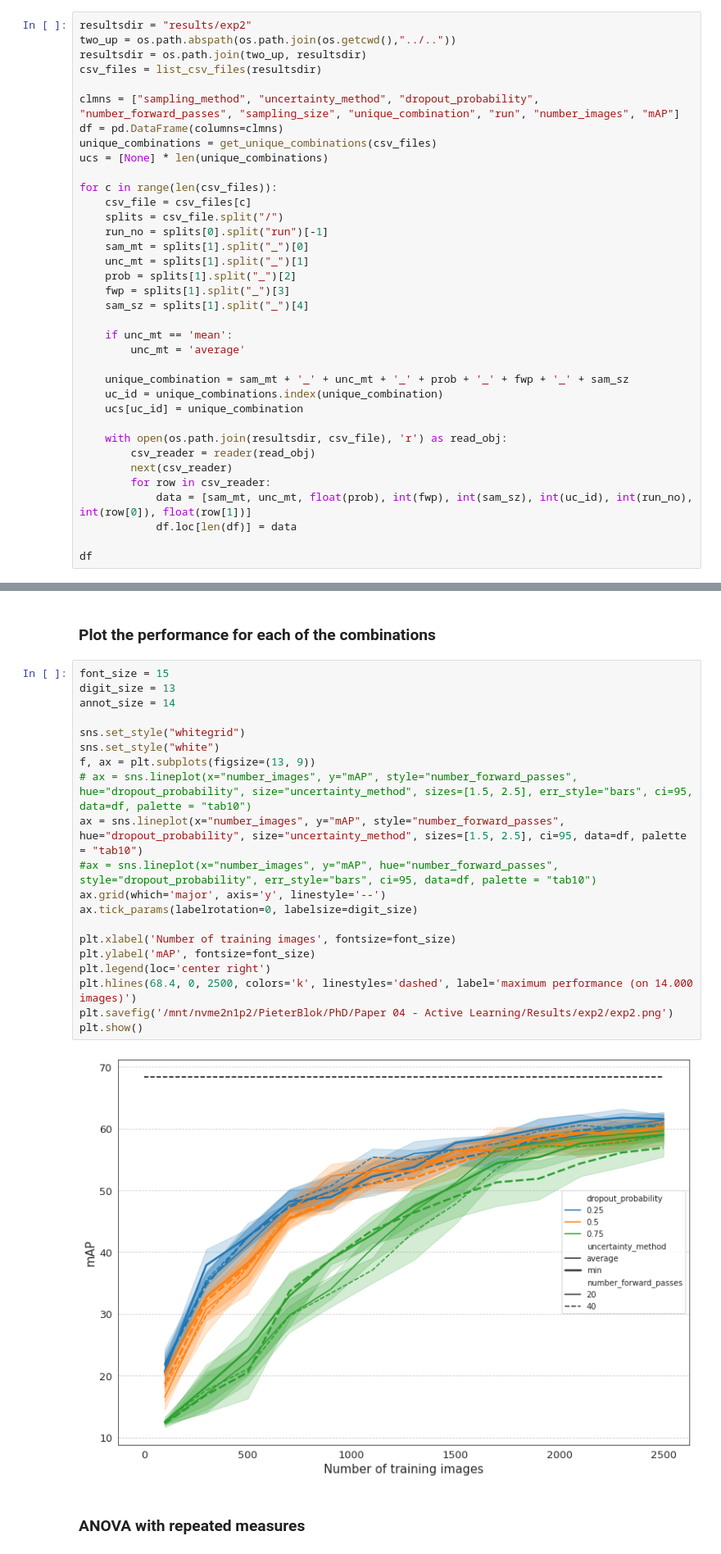
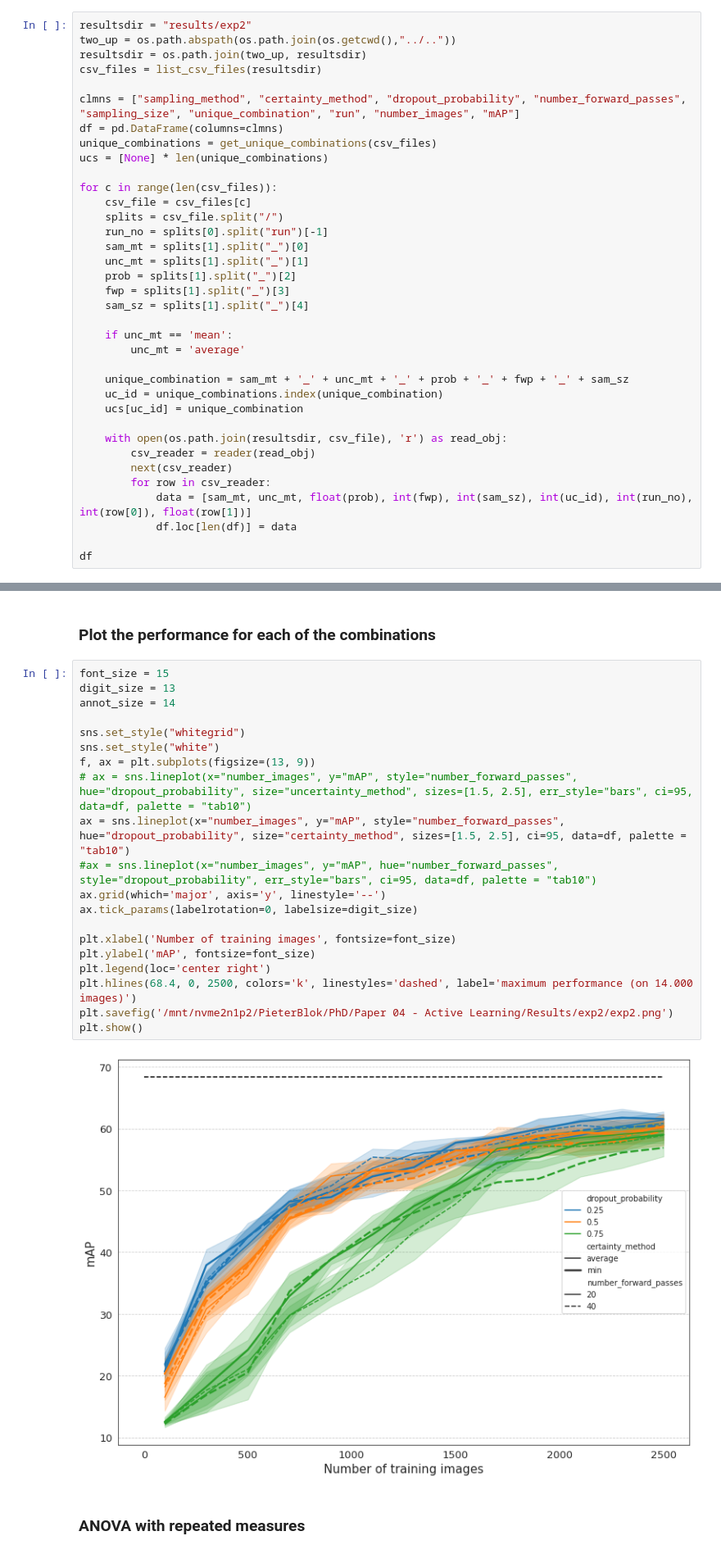
Before and after one commit to pieterblok/maskal, a Jupyter notebook: active_learning/utils/statistics_exp2.ipynb, the cells around one changed output, grey strips where cells are left out. Shown at 82% size. Cells and saved outputs as stored; diff of their text form.

```diff
--- a/active_learning/utils/statistics_exp2.ipynb
+++ b/active_learning/utils/statistics_exp2.ipynb
@@ -67,7 +67,7 @@ two_up = os.path.abspath(os.path.join(os.getcwd(),"../.."))
 resultsdir = os.path.join(two_up, resultsdir)
 csv_files = list_csv_files(resultsdir)
 
-clmns = ["sampling_method", "uncertainty_method", "dropout_probability", "number_forward_passes", "sampling_size", "unique_combination", "run", "number_images", "mAP"]
+clmns = ["sampling_method", "certainty_method", "dropout_probability", "number_forward_passes", "sampling_size", "unique_combination", "run", "number_images", "mAP"]
 df = pd.DataFrame(columns=clmns)
 unique_combinations = get_unique_combinations(csv_files)
 ucs = [None] * len(unique_combinations)
@@ -116,25 +116,25 @@ df
 # %%
 font_size = 15
 digit_size = 13
 annot_size = 14
 
 sns.set_style("whitegrid")
 sns.set_style("white")
 f, ax = plt.subplots(figsize=(13, 9))
 # ax = sns.lineplot(x="number_images", y="mAP", style="number_forward_passes", hue="dropout_probability", size="uncertainty_method", sizes=[1.5, 2.5], err_style="bars", ci=95, data=df, palette = "tab10")
-ax = sns.lineplot(x="number_images", y="mAP", style="number_forward_passes", hue="dropout_probability", size="uncertainty_method", sizes=[1.5, 2.5], ci=95, data=df, palette = "tab10")
+ax = sns.lineplot(x="number_images", y="mAP", style="number_forward_passes", hue="dropout_probability", size="certainty_method", sizes=[1.5, 2.5], ci=95, data=df, palette = "tab10")
 #ax = sns.lineplot(x="number_images", y="mAP", hue="number_forward_passes", style="dropout_probability", err_style="bars", ci=95, data=df, palette = "tab10")
 ax.grid(which='major', axis='y', linestyle='--')
 ax.tick_params(labelrotation=0, labelsize=digit_size)
 
 plt.xlabel('Number of training images', fontsize=font_size)
 plt.ylabel('mAP', fontsize=font_size)
 plt.legend(loc='center right')
 plt.hlines(68.4, 0, 2500, colors='k', linestyles='dashed', label='maximum performance (on 14.000 images)')
 plt.savefig('/mnt/nvme2n1p2/PieterBlok/PhD/Paper 04 - Active Learning/Results/exp2/exp2.png')
 plt.show()
 # %% [output]
-[figure, old version]
+[figure, new version]
 # %% [markdown]
 ### ANOVA with repeated measures
 # %%
```
Also changed, not shown: parts of 1 cell of this notebook.
